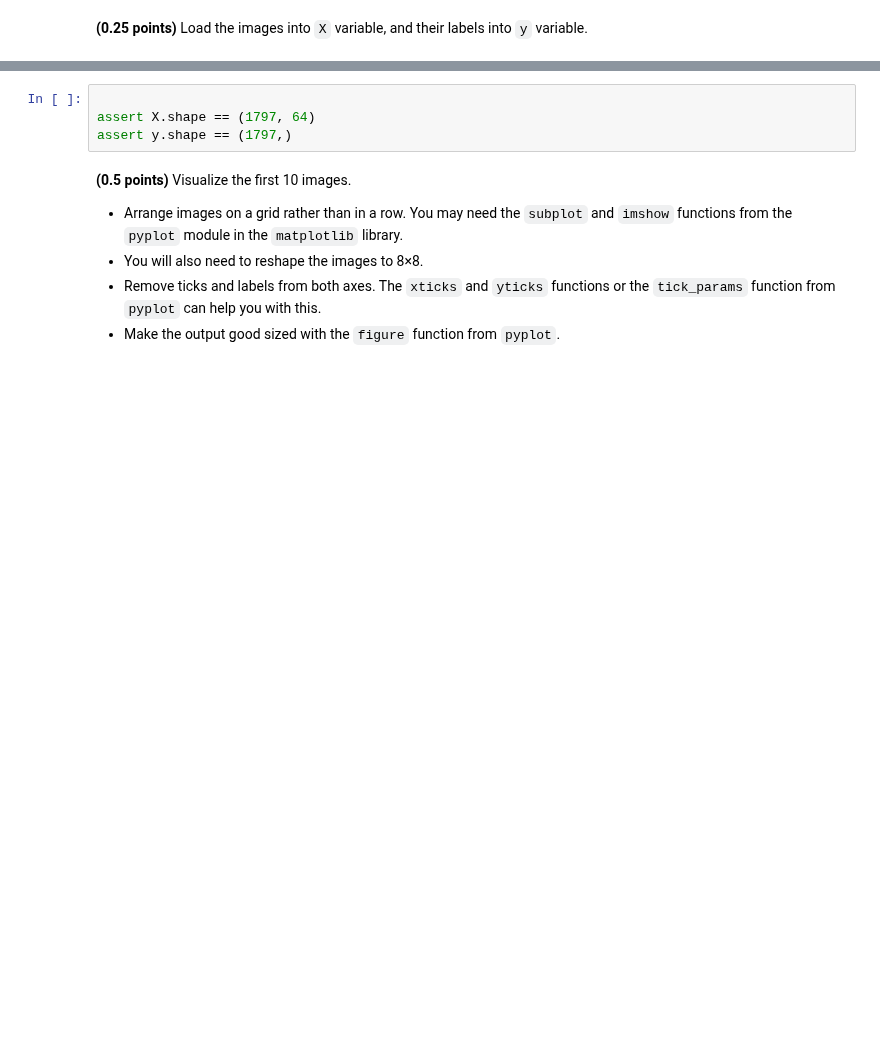
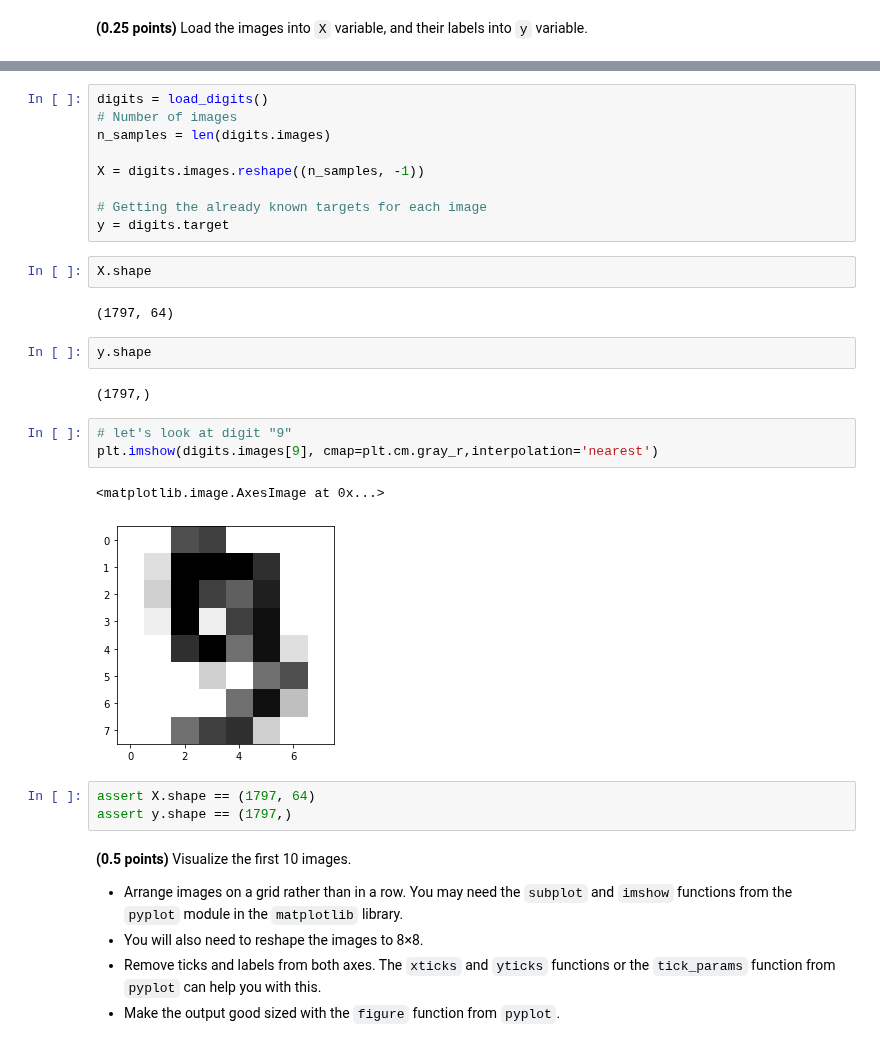
Before and after one commit to Leonidkourtch/ml-intro-1, a Jupyter notebook: 8_clustering/clustering.ipynb, the cells around one changed output, grey strips where cells are left out. Saved outputs shown, nothing was run; the diff lists cells and outputs as text; blank space fills up the shorter version.

```diff
--- a/8_clustering/clustering.ipynb
+++ b/8_clustering/clustering.ipynb
@@ -14,5 +33,27 @@ In addition to images, their labels are also known. In this task, we will assume
+# %%
+digits = load_digits()
+# Number of images
+n_samples = len(digits.images)
+
+X = digits.images.reshape((n_samples, -1))
+
+# Getting the already known targets for each image
+y = digits.target
+# %%
+X.shape
+# %% [output]
+(1797, 64)
+# %%
+y.shape
+# %% [output]
+(1797,)
+# %%
+# let's look at digit "9"
+plt.imshow(digits.images[9], cmap=plt.cm.gray_r,interpolation='nearest')
+# %% [output]
+<matplotlib.image.AxesImage at 0x...>
+[figure, added]
 # %%
-
 assert X.shape == (1797, 64)
 assert y.shape == (1797,)
 # %% [markdown]
```
Also changed, not shown: parts of 85 cells of this notebook.
